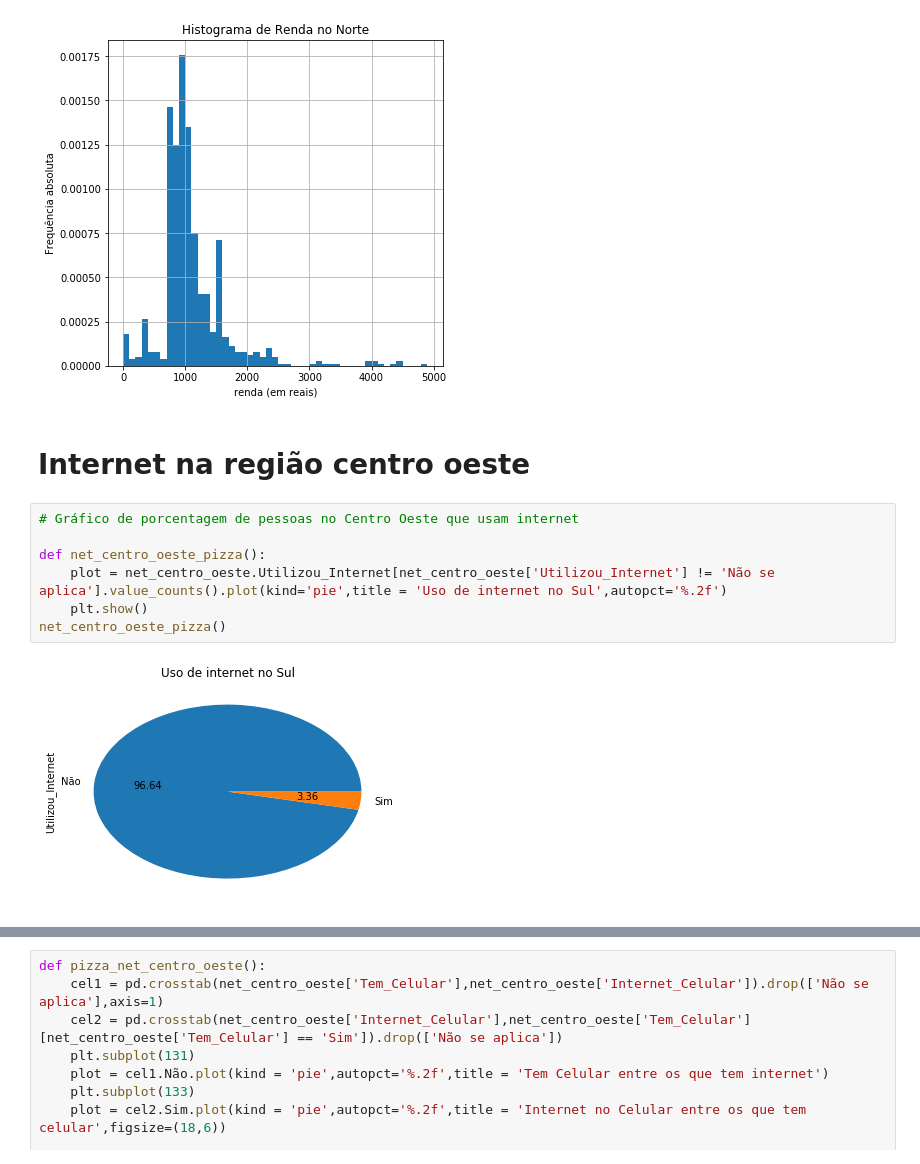
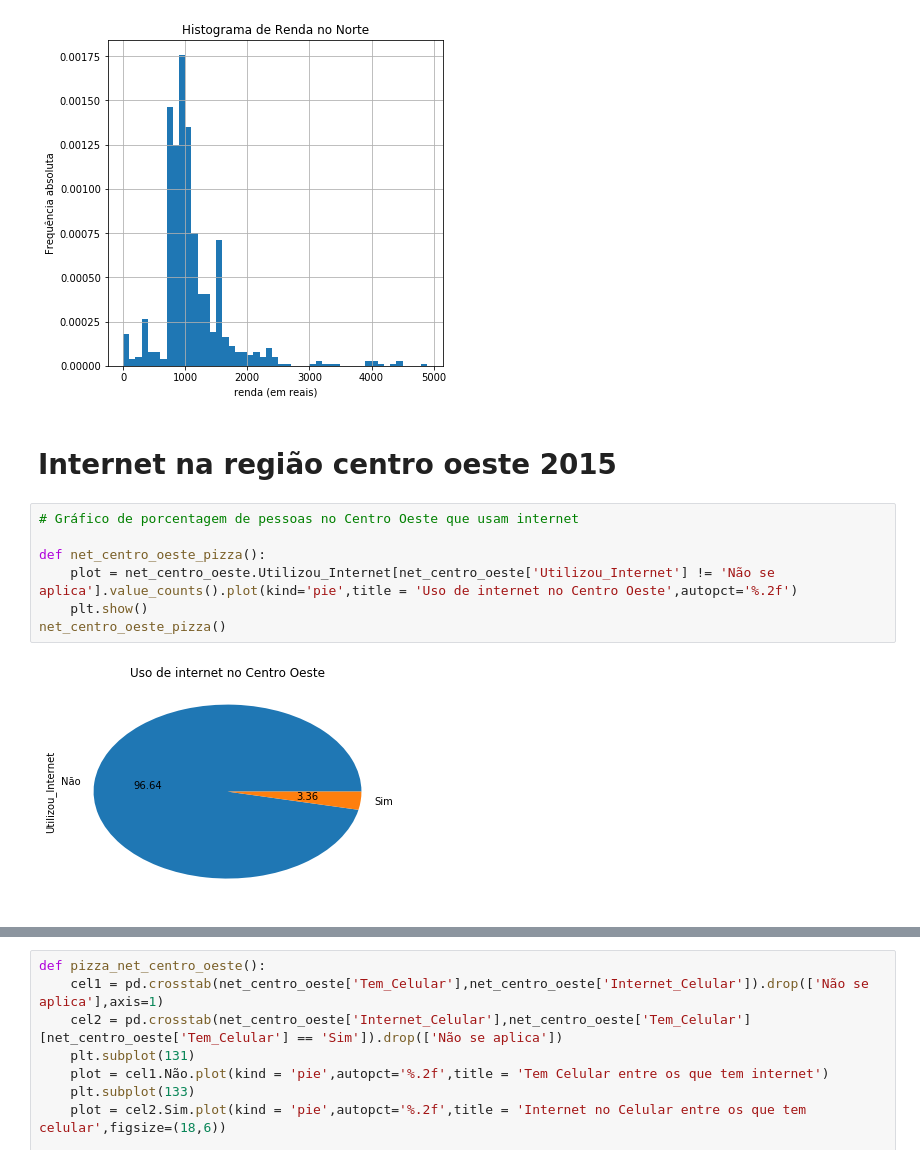
Before and after one commit to joaopmjm/CDDP, a Jupyter notebook: P1 - PNAD.ipynb, the cells around one changed output, grey strips where cells are left out. Cells and saved outputs as stored; diff of their text form.

```diff
--- a/P1 - PNAD.ipynb
+++ b/P1 - PNAD.ipynb
@@ -569,14 +577,14 @@ hist_renda_sudeste()
 # %% [output]
 [figure]
 # %% [markdown]
-# Internet na região centro oeste
+# Internet na região centro oeste 2015
 # %%
 # Gráfico de porcentagem de pessoas no Centro Oeste que usam internet
 
 def net_centro_oeste_pizza():
-    plot = net_centro_oeste.Utilizou_Internet[net_centro_oeste['Utilizou_Internet'] != 'Não se aplica'].value_counts().plot(kind='pie',title = 'Uso de internet no Sul',autopct='%.2f')
+    plot = net_centro_oeste.Utilizou_Internet[net_centro_oeste['Utilizou_Internet'] != 'Não se aplica'].value_counts().plot(kind='pie',title = 'Uso de internet no Centro Oeste',autopct='%.2f')
     plt.show()
 net_centro_oeste_pizza()
 # %% [output]
-[figure, old version]
+[figure, new version]
 # %%
```
Also changed, not shown: parts of 15 cells of this notebook.
